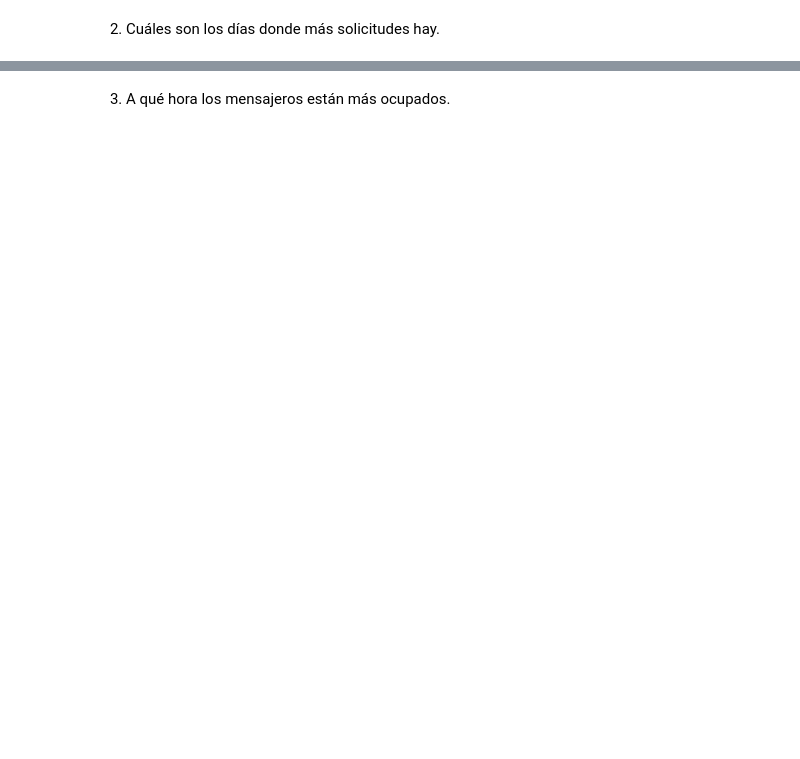
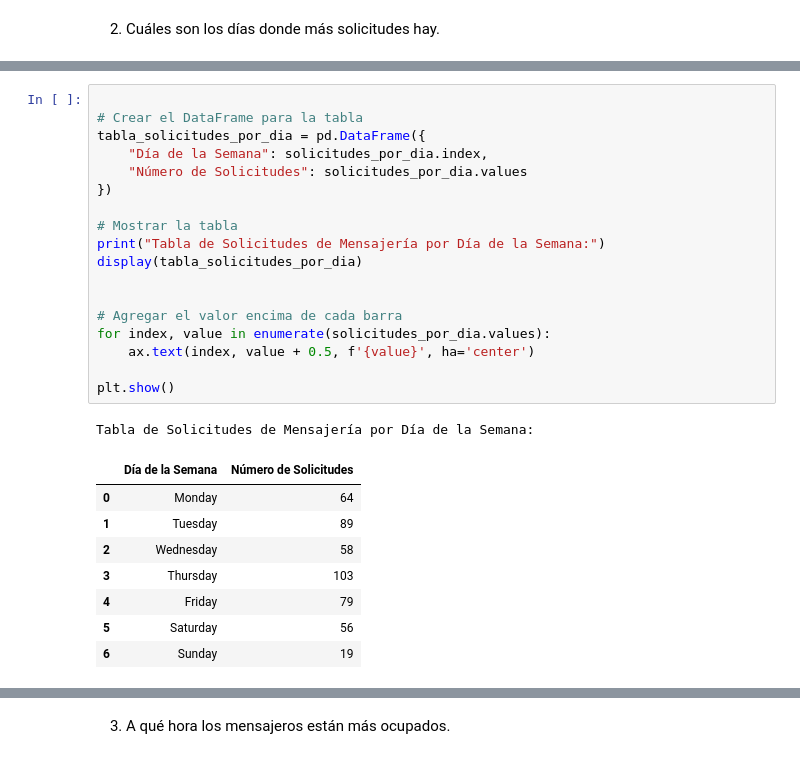
Before and after one commit to Alejandro1221/Rapido-Furioso, a Jupyter notebook: Untitled.ipynb, the cells around one changed output, grey strips where cells are left out. Cells and saved outputs as stored; diff of their text form; blank space fills up the shorter version.

```diff
--- a/Untitled.ipynb
+++ b/Untitled.ipynb
@@ -66,3 +81,31 @@ plt.show()
+# %%
+
+# Crear el DataFrame para la tabla
+tabla_solicitudes_por_dia = pd.DataFrame({
+    "Día de la Semana": solicitudes_por_dia.index,
+    "Número de Solicitudes": solicitudes_por_dia.values
+})
+
+# Mostrar la tabla
+print("Tabla de Solicitudes de Mensajería por Día de la Semana:")
+display(tabla_solicitudes_por_dia)
+
+
+# Agregar el valor encima de cada barra
+for index, value in enumerate(solicitudes_por_dia.values):
+    ax.text(index, value + 0.5, f'{value}', ha='center')
+
+plt.show()
+# %% [output]
+Tabla de Solicitudes de Mensajería por Día de la Semana:
+|  | Día de la Semana | Número de Solicitudes |
+| 0 | Monday | 64 |
+| 1 | Tuesday | 89 |
+| 2 | Wednesday | 58 |
+| 3 | Thursday | 103 |
+| 4 | Friday | 79 |
+| 5 | Saturday | 56 |
+| 6 | Sunday | 19 |
 # %%
 
 
```
Also changed, not shown: parts of 6 cells of this notebook.
